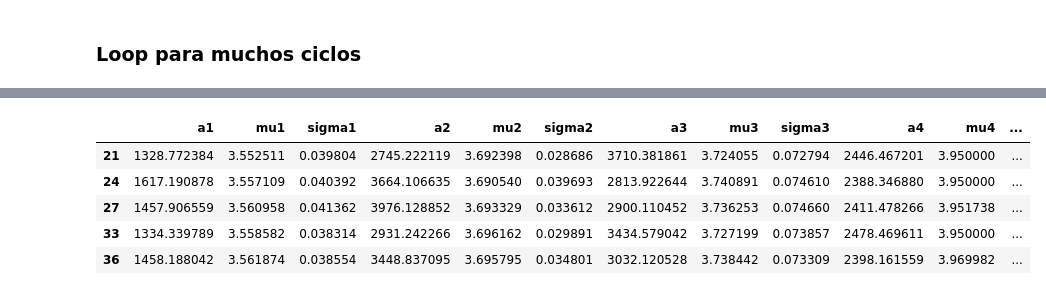
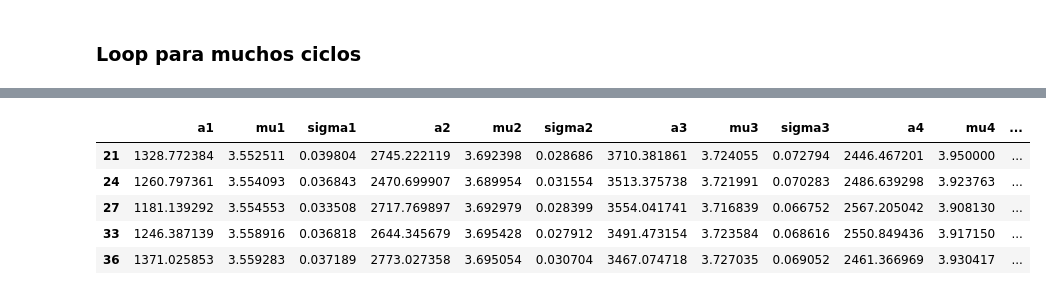
Before and after one commit to majodomenech/proc-icdv, a Jupyter notebook: prueba-gauss-variosciclos.ipynb, the cells around one changed output, grey strips where cells are left out. Cells and saved outputs as stored; diff of their text form; code cells hidden in the pictures.

```diff
--- a/prueba-gauss-variosciclos.ipynb
+++ b/prueba-gauss-variosciclos.ipynb
@@ -305,12 +322,14 @@ Ajustes terminados. Resultados guardados en './output/parametros_ajustes.csv'
 # %%
-df_final = pd.read_csv("./output/parametros_ajustes.csv", index_col=0)
+#df_final = pd.read_csv("./output/parametros_ajustes.csv", index_col=0)
+#df_final = pd.read_csv("./output/parametros_ajustes_10bound.csv", index_col=0)
+df_final = pd.read_csv("./output/parametros_ajustes_moreSteps-10bounds.csv", index_col=0)
 
 df_final.head()
 # %% [output]
 |  | a1 | mu1 | sigma1 | a2 | mu2 | sigma2 | a3 | mu3 | sigma3 | a4 | mu4 | ... |
 | 21 | 1328.772384 | 3.552511 | 0.039804 | 2745.222119 | 3.692398 | 0.028686 | 3710.381861 | 3.724055 | 0.072794 | 2446.467201 | 3.950000 | ... |
-| 24 | 1617.190878 | 3.557109 | 0.040392 | 3664.106635 | 3.690540 | 0.039693 | 2813.922644 | 3.740891 | 0.074610 | 2388.346880 | 3.950000 | ... |
-| 27 | 1457.906559 | 3.560958 | 0.041362 | 3976.128852 | 3.693329 | 0.033612 | 2900.110452 | 3.736253 | 0.074660 | 2411.478266 | 3.951738 | ... |
-| 33 | 1334.339789 | 3.558582 | 0.038314 | 2931.242266 | 3.696162 | 0.029891 | 3434.579042 | 3.727199 | 0.073857 | 2478.469611 | 3.950000 | ... |
-| 36 | 1458.188042 | 3.561874 | 0.038554 | 3448.837095 | 3.695795 | 0.034801 | 3032.120528 | 3.738442 | 0.073309 | 2398.161559 | 3.969982 | ... |
+| 24 | 1260.797361 | 3.554093 | 0.036843 | 2470.699907 | 3.689954 | 0.031554 | 3513.375738 | 3.721991 | 0.070283 | 2486.639298 | 3.923763 | ... |
+| 27 | 1181.139292 | 3.554553 | 0.033508 | 2717.769897 | 3.692979 | 0.028399 | 3554.041741 | 3.716839 | 0.066752 | 2567.205042 | 3.908130 | ... |
+| 33 | 1246.387139 | 3.558916 | 0.036818 | 2644.345679 | 3.695428 | 0.027912 | 3491.473154 | 3.723584 | 0.068616 | 2550.849436 | 3.917150 | ... |
+| 36 | 1371.025853 | 3.559283 | 0.037189 | 2773.027358 | 3.695054 | 0.030704 | 3467.074718 | 3.727035 | 0.069052 | 2461.366969 | 3.930417 | ... |
 # %%
```
Also changed, not shown: parts of 11 cells of this notebook, 2 other files.
